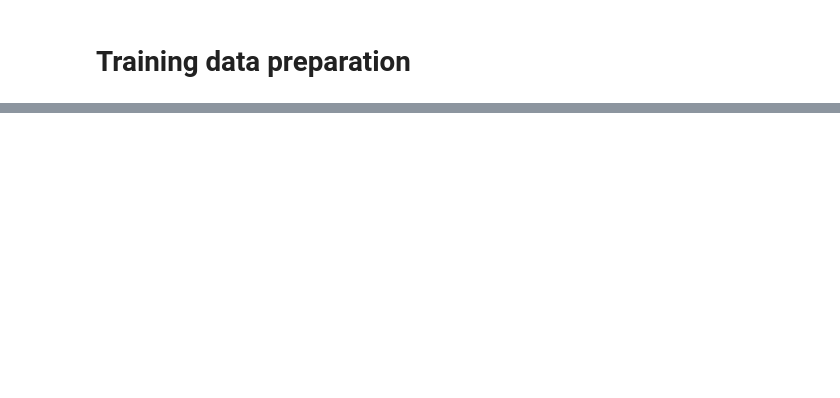
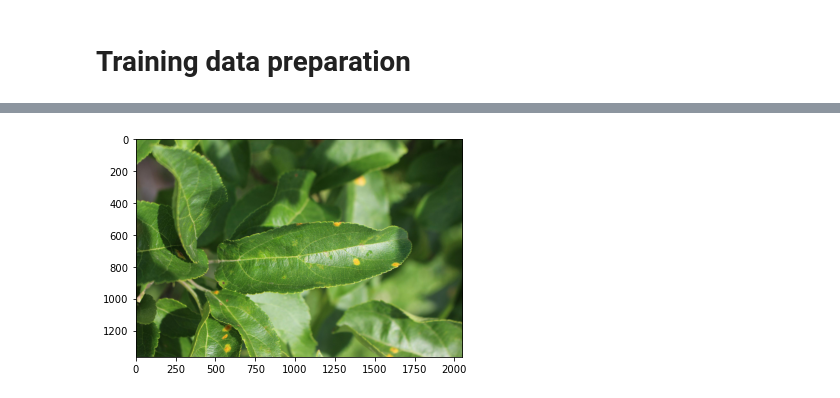
Before and after one commit to krakshak/kaggle-foliar-detection, a Jupyter notebook: foliar_diseases.ipynb, the cells around one changed output, grey strips where cells are left out. Saved outputs shown, nothing was run; the diff lists cells and outputs as text; code cells hidden in the pictures; blank space fills up the shorter version.

```diff
--- a/foliar_diseases.ipynb
+++ b/foliar_diseases.ipynb
@@ -34,0 +45,6 @@ train_df.head()
+# %%
+image1=Image.open(r'D:\Project\foliar_disease\original_data\images\Test_0.jpg')
+plt.imshow(image1)
+plt.show()
+# %% [output]
+[figure, added]
```
Also changed, not shown: parts of 17 cells of this notebook.
